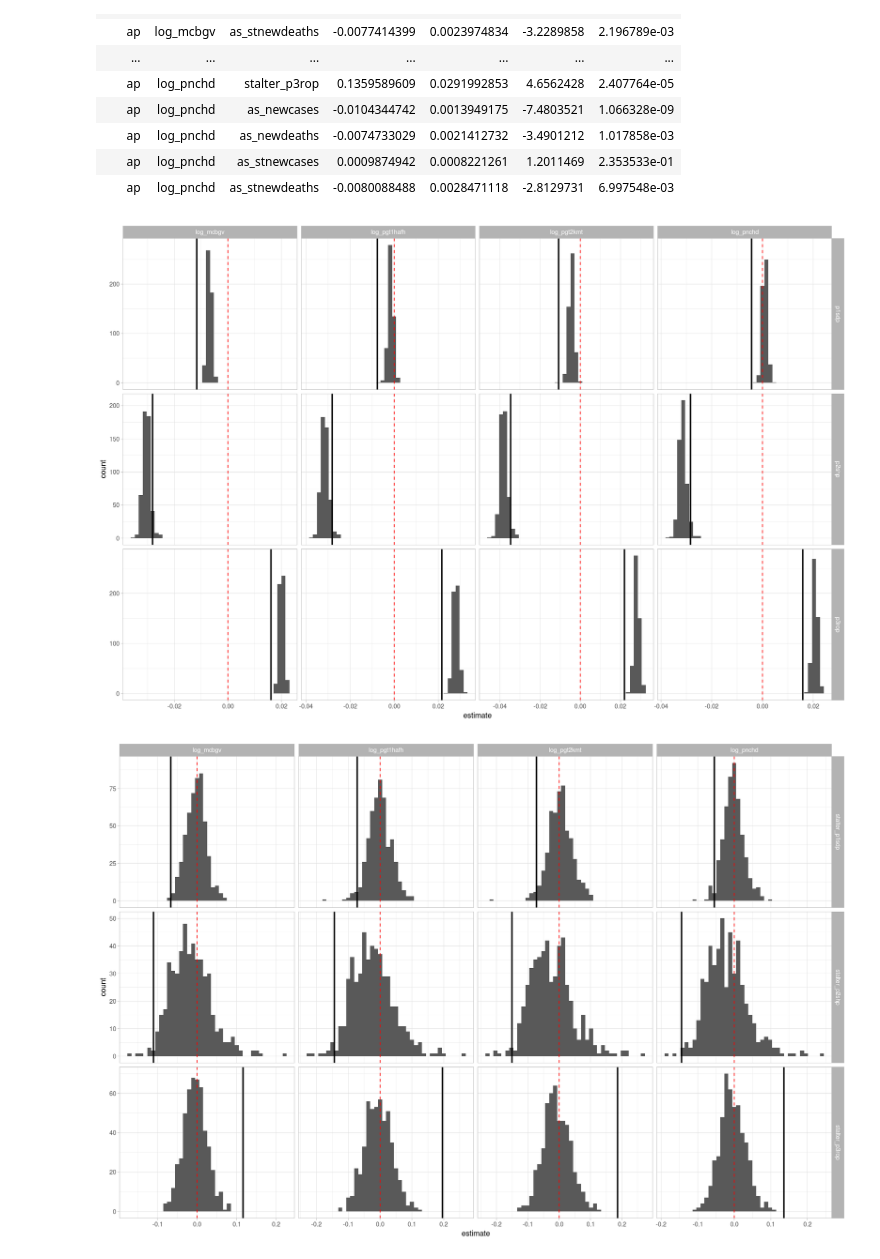
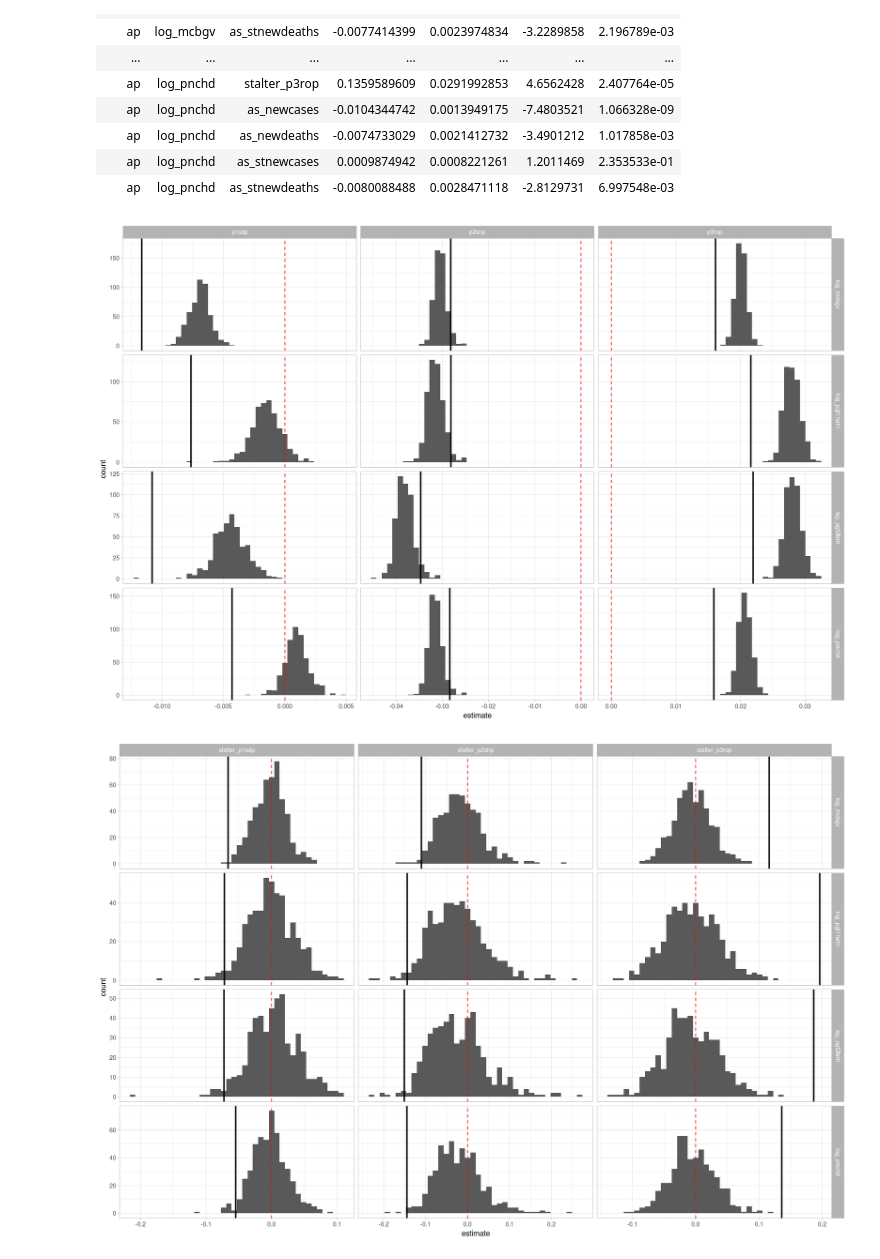
Before and after one commit to mfzhao/covid_peerfx_reopening, a Jupyter notebook: paper_code/SI-FRI_network.ipynb, the cells around one changed output. Drawn from its saved outputs; the diff is of its cells as text; code cells hidden in the pictures.

```diff
--- a/paper_code/SI-FRI_network.ipynb
+++ b/paper_code/SI-FRI_network.ipynb
@@ -189,23 +189,23 @@ fri_results %>%
     geom_histogram(bins = 40) +
     geom_vline(aes(xintercept = 0), size = 0.5, color = 'red', linetype = 2) +
     geom_vline(aes(xintercept = estimate), data = ego_coefs, size = 1) +
-    facet_grid(var ~ dv, scales = 'free') +
+    facet_grid(dv ~ var, scales = 'free') +
     theme_light()
 # %% [output]
-[figure, old version]
+[figure, new version]
 # %%
 coefs %>%
     filter(!str_detect(var, 'new')) %>%
     filter(str_detect(var, 'stalter')) -> stalter_coefs
 
 fri_results %>%
     filter(!str_detect(var, 'new')) %>%
     filter(str_detect(var, 'stalter')) %>%
     ggplot(aes(x = estimate)) +
     geom_histogram(bins = 40) +
     geom_vline(aes(xintercept = 0), size = 0.5, color = 'red', linetype = 2) +
     geom_vline(aes(xintercept = estimate), size = 1, data = stalter_coefs) +
-    facet_grid(var ~ dv, scales = 'free') +
+    facet_grid(dv ~ var, scales = 'free') +
     theme_light()
 # %% [output]
-[figure, old version]
+[figure, new version]
```
Also changed, not shown: 3 other files.
